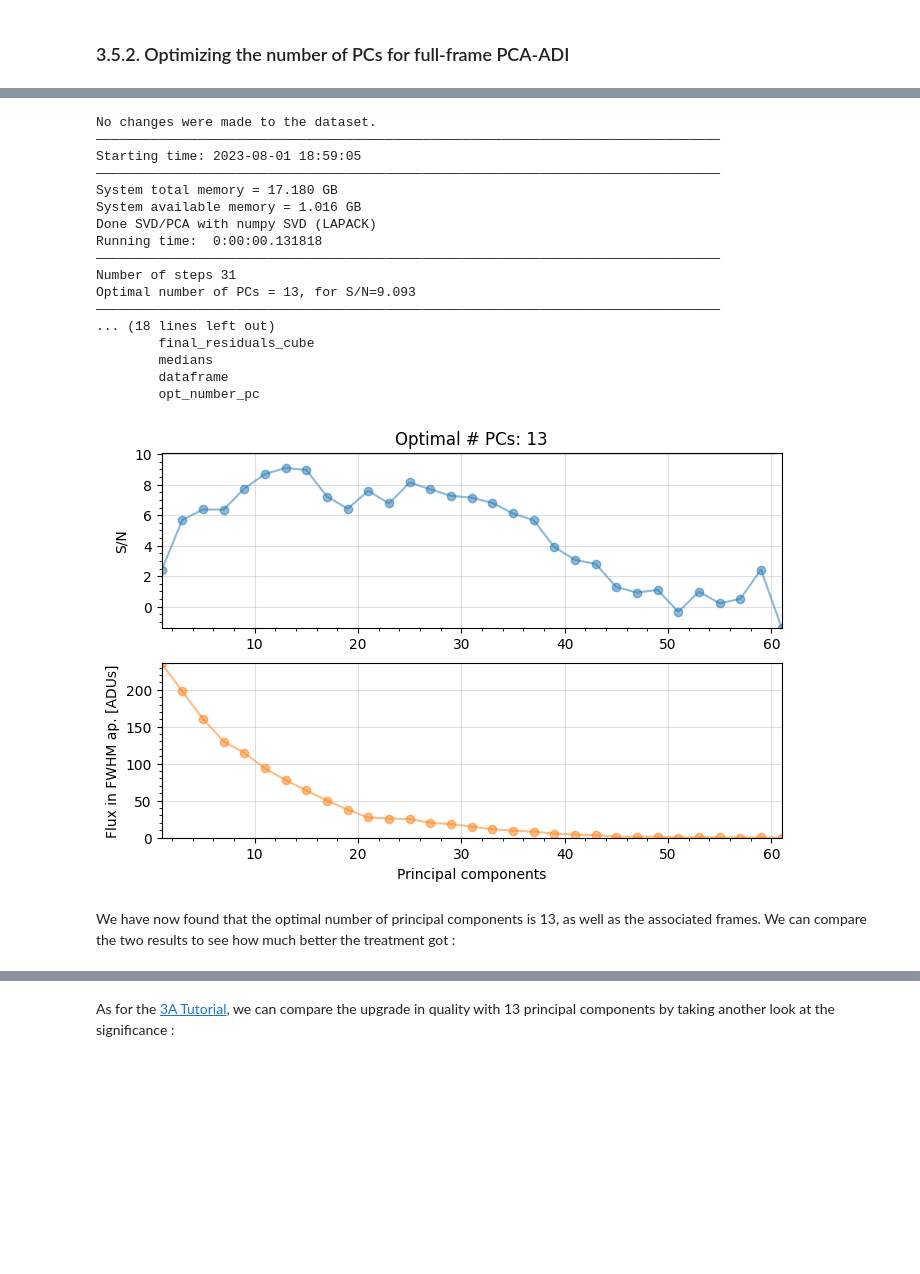
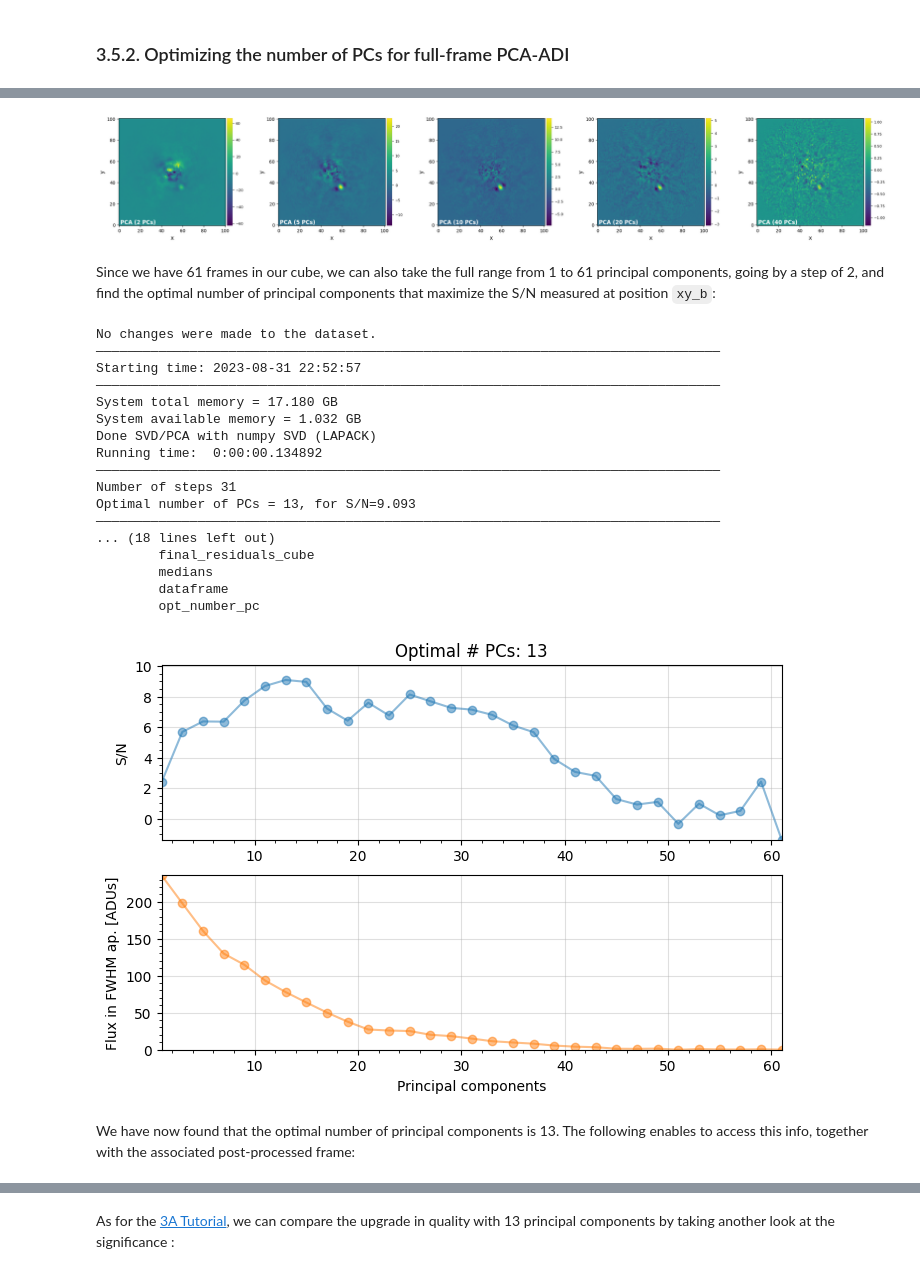
Before and after one commit to vortex-exoplanet/VIP, a Jupyter notebook: docs/source/tutorials/03B_psfsub_as_objects.ipynb, the cells around one changed output, grey strips where cells are left out. Cells and saved outputs as stored; diff of their text form; code cells hidden in the pictures; blank space fills up the shorter version.

```diff
--- a/docs/source/tutorials/03B_psfsub_as_objects.ipynb
+++ b/docs/source/tutorials/03B_psfsub_as_objects.ipynb
@@ -607,0 +609,4 @@ Since we have 61 frames in our cube, we can take the full range from 1 to 61 pri
+# %%
+ncomp_list = [2, 5, 10, 20, 40]
+update(pca_obj, PCABuilder(ncomp=ncomp_list))
+pca_obj.run()
@@ -608,15 +631,22 @@ Since we have 61 frames in our cube, we can take the full range from 1 to 61 pri
+# %%
+labels = tuple(['PCA ({} PCs)'.format(ncomp_list[i]) for i in range(len(ncomp_list))])
+plot_frames(pca_obj.frames_final, label=labels)
+# %% [output]
+[figure, added]
+# %% [markdown]
+Since we have 61 frames in our cube, we can also take the full range from 1 to 61 principal components, going by a step of 2, and find the optimal number of principal components that maximize the S/N measured at position `xy_b`:
 # %%
 update(pca_obj, PCABuilder(source_xy=xy_b, ncomp=(1, 61, 2)))
 pca_obj.run()
 # %% [output]
 No changes were made to the dataset.
 ――――――――――――――――――――――――――――――――――――――――――――――――――――――――――――――――――――――――――――――――
-Starting time: 2023-08-01 18:59:05
+Starting time: 2023-08-31 22:52:57
 ――――――――――――――――――――――――――――――――――――――――――――――――――――――――――――――――――――――――――――――――
 System total memory = 17.180 GB
-System available memory = 1.016 GB
+System available memory = 1.032 GB
 Done SVD/PCA with numpy SVD (LAPACK)
-Running time:  0:00:00.131818
+Running time:  0:00:00.134892
 ――――――――――――――――――――――――――――――――――――――――――――――――――――――――――――――――――――――――――――――――
 Number of steps 31
 Optimal number of PCs = 13, for S/N=9.093
@@ -628,4 +658,4 @@ Optimal number of PCs = 13, for S/N=9.093
         opt_number_pc
 [figure]
 # %% [markdown]
-We have now found that the optimal number of principal components is 13, as well as the associated frames. We can compare the two results to see how much better the treatment got :
+We have now found that the optimal number of principal components is 13. The following enables to access this info, together with the associated post-processed frame:
```
Also changed, not shown: parts of 42 cells of this notebook, 8 other files.
